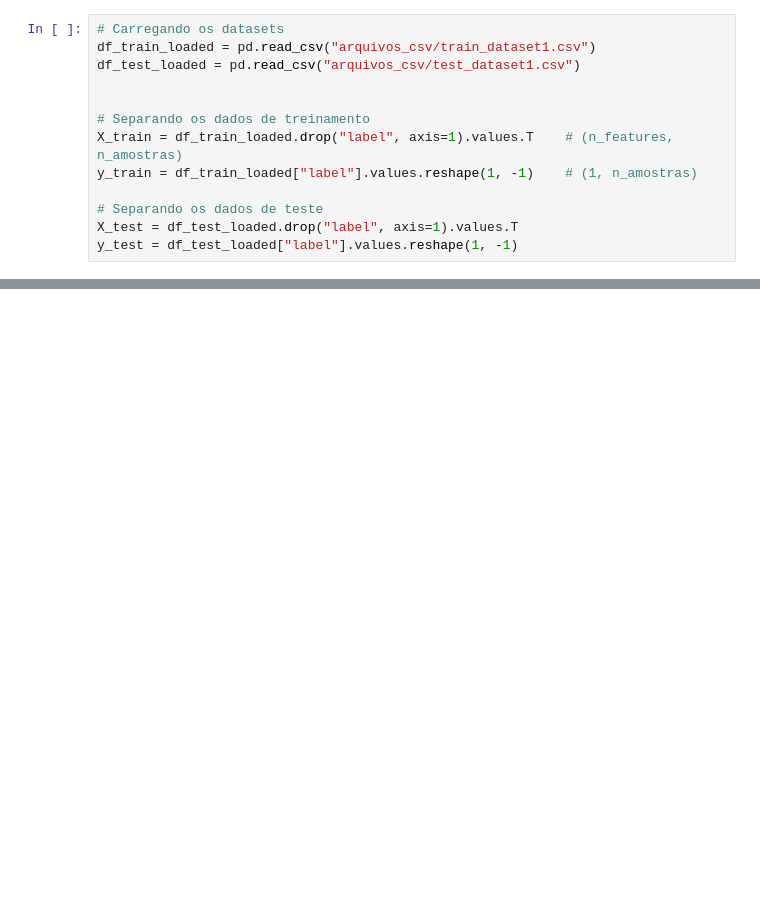
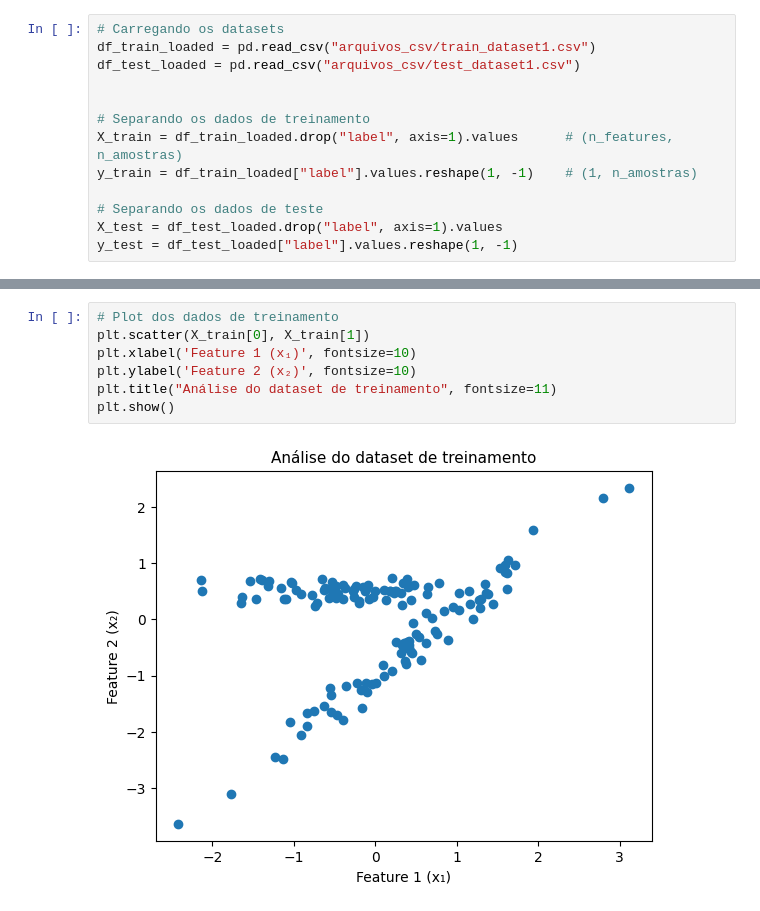
Before and after one commit to lucasanches/single-layer-perceptron, a Jupyter notebook: perceptron.ipynb, the cells around one changed output, grey strips where cells are left out. Cells and saved outputs as stored; diff of their text form; blank space fills up the shorter version.

Commit message:
ajustes realizados e perceptron implementado no dataset #1

```diff
--- a/perceptron.ipynb
+++ b/perceptron.ipynb
@@ -120,9 +126,9 @@ df_test_loaded = pd.read_csv("arquivos_csv/test_dataset1.csv")
 
 
 # Separando os dados de treinamento
-X_train = df_train_loaded.drop("label", axis=1).values.T    # (n_features, n_amostras)
+X_train = df_train_loaded.drop("label", axis=1).values      # (n_features, n_amostras)
 y_train = df_train_loaded["label"].values.reshape(1, -1)    # (1, n_amostras)
 
 # Separando os dados de teste
-X_test = df_test_loaded.drop("label", axis=1).values.T
+X_test = df_test_loaded.drop("label", axis=1).values
 y_test = df_test_loaded["label"].values.reshape(1, -1)
@@ -133,0 +144,9 @@ y_test = df_test_loaded["label"].values.reshape(1, -1)
+# %%
+# Plot dos dados de treinamento
+plt.scatter(X_train[0], X_train[1])
+plt.xlabel('Feature 1 (x₁)', fontsize=10)
+plt.ylabel('Feature 2 (x₂)', fontsize=10)
+plt.title("Análise do dataset de treinamento", fontsize=11)
+plt.show()
+# %% [output]
+[figure, added]
```
Also changed, not shown: parts of 22 cells of this notebook.
